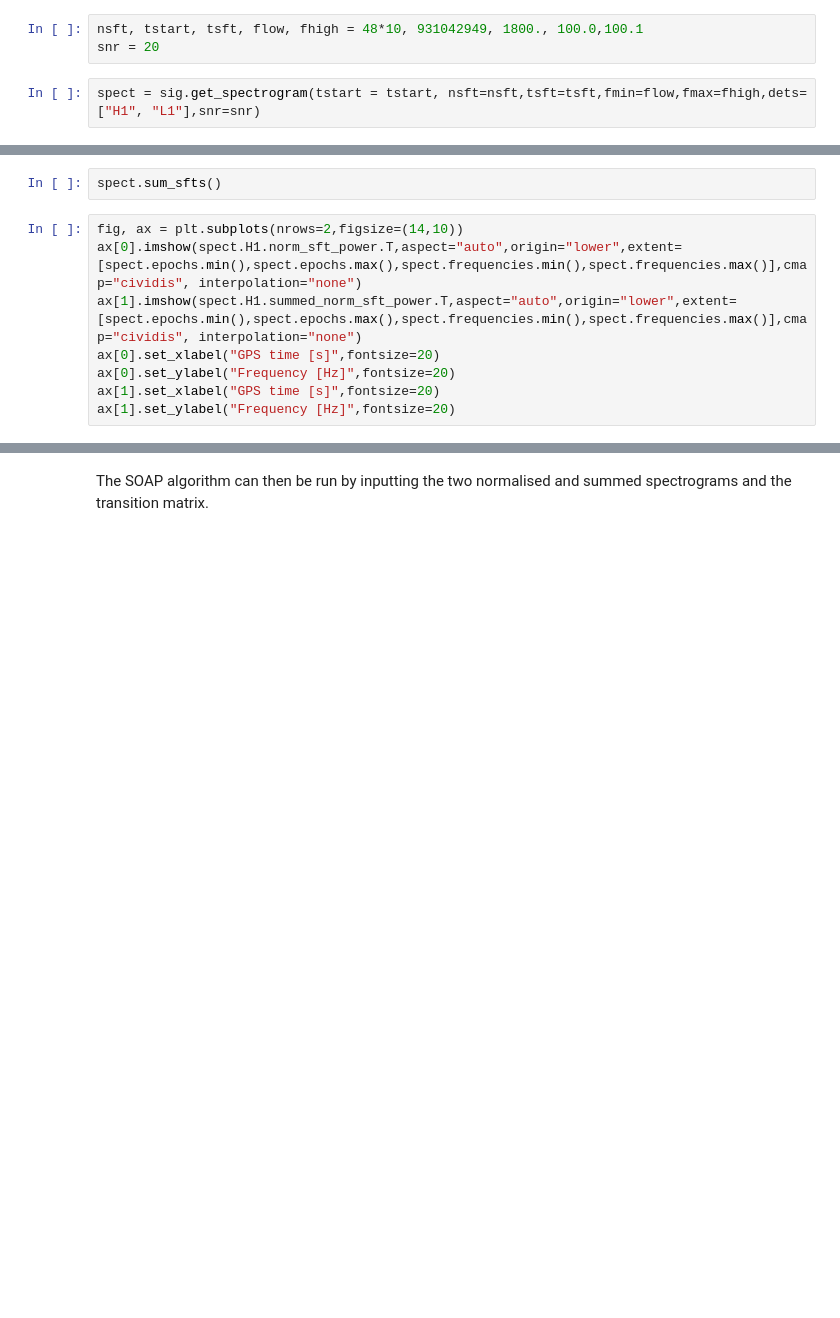
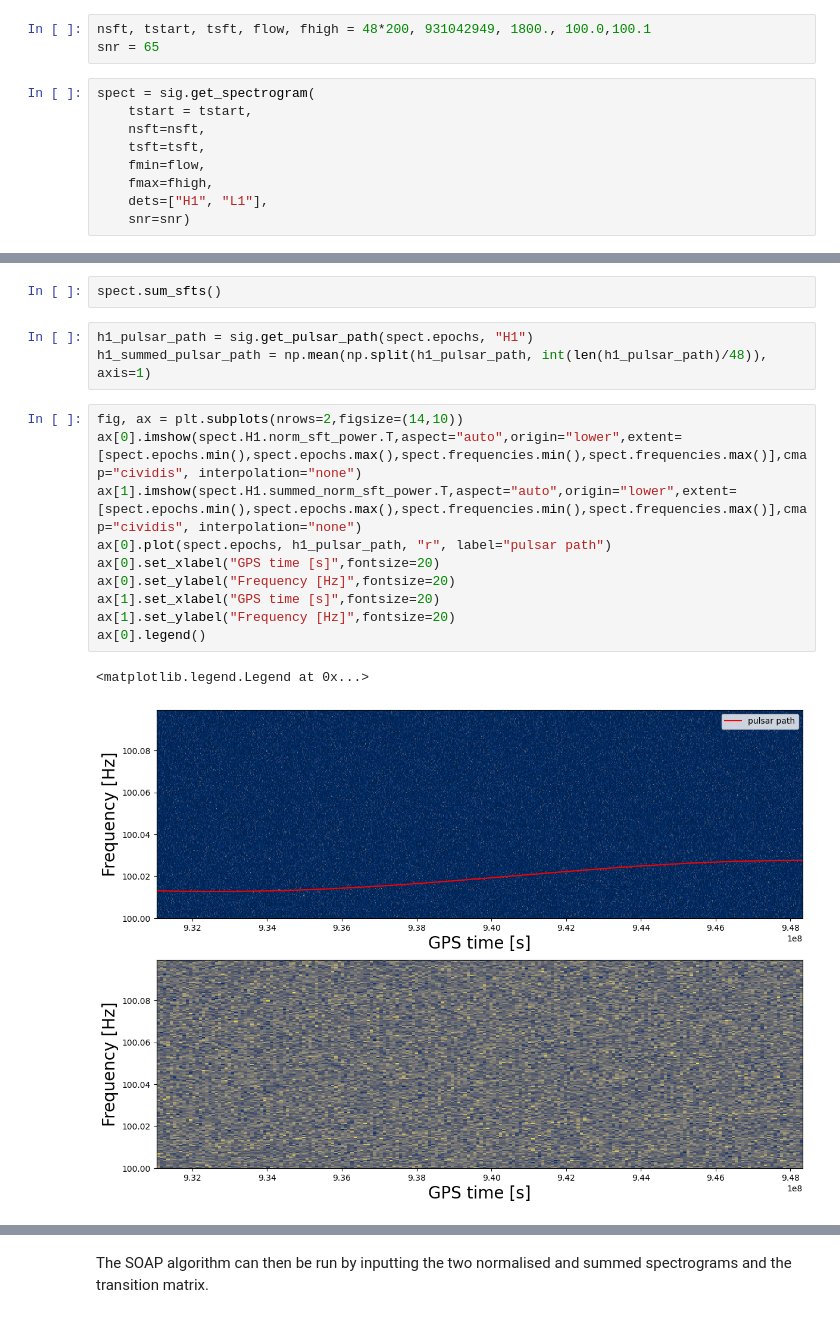
Before and after one commit to jcbayley/cwworkshop, a Jupyter notebook: cwworkshop_soap.ipynb, the cells around one changed output, grey strips where cells are left out. Saved outputs shown, nothing was run; the diff lists cells and outputs as text; blank space fills up the shorter version.

```diff
--- a/cwworkshop_soap.ipynb
+++ b/cwworkshop_soap.ipynb
@@ -56,5 +86,12 @@ sig.tref = 946339148.816094
 # %%
-nsft, tstart, tsft, flow, fhigh = 48*10, 931042949, 1800., 100.0,100.1
-snr = 20
+nsft, tstart, tsft, flow, fhigh = 48*200, 931042949, 1800., 100.0,100.1
+snr = 65
 # %%
-spect = sig.get_spectrogram(tstart = tstart, nsft=nsft,tsft=tsft,fmin=flow,fmax=fhigh,dets=["H1", "L1"],snr=snr)
+spect = sig.get_spectrogram(
+    tstart = tstart,
+    nsft=nsft,
+    tsft=tsft,
+    fmin=flow,
+    fmax=fhigh,
+    dets=["H1", "L1"],
+    snr=snr)
@@ -62,12 +107,20 @@ spect = sig.get_spectrogram(tstart = tstart, nsft=nsft,tsft=tsft,fmin=flow,fmax=
 Spectrograms are usually summed over 1 day to remove the antenna pattern modulation and increase the SNR (assuming the signal stays within a single frequency bin for a day).
 # %%
 spect.sum_sfts()
+# %%
+h1_pulsar_path = sig.get_pulsar_path(spect.epochs, "H1")
+h1_summed_pulsar_path = np.mean(np.split(h1_pulsar_path, int(len(h1_pulsar_path)/48)), axis=1)
 # %%
 fig, ax = plt.subplots(nrows=2,figsize=(14,10))
 ax[0].imshow(spect.H1.norm_sft_power.T,aspect="auto",origin="lower",extent=[spect.epochs.min(),spect.epochs.max(),spect.frequencies.min(),spect.frequencies.max()],cmap="cividis", interpolation="none")
 ax[1].imshow(spect.H1.summed_norm_sft_power.T,aspect="auto",origin="lower",extent=[spect.epochs.min(),spect.epochs.max(),spect.frequencies.min(),spect.frequencies.max()],cmap="cividis", interpolation="none")
+ax[0].plot(spect.epochs, h1_pulsar_path, "r", label="pulsar path")
 ax[0].set_xlabel("GPS time [s]",fontsize=20)
 ax[0].set_ylabel("Frequency [Hz]",fontsize=20)
 ax[1].set_xlabel("GPS time [s]",fontsize=20)
 ax[1].set_ylabel("Frequency [Hz]",fontsize=20)
+ax[0].legend()
+# %% [output]
+<matplotlib.legend.Legend at 0x...>
+[figure, added]
 # %% [markdown]
```
Also changed, not shown: parts of 66 cells of this notebook, 3 other files.
